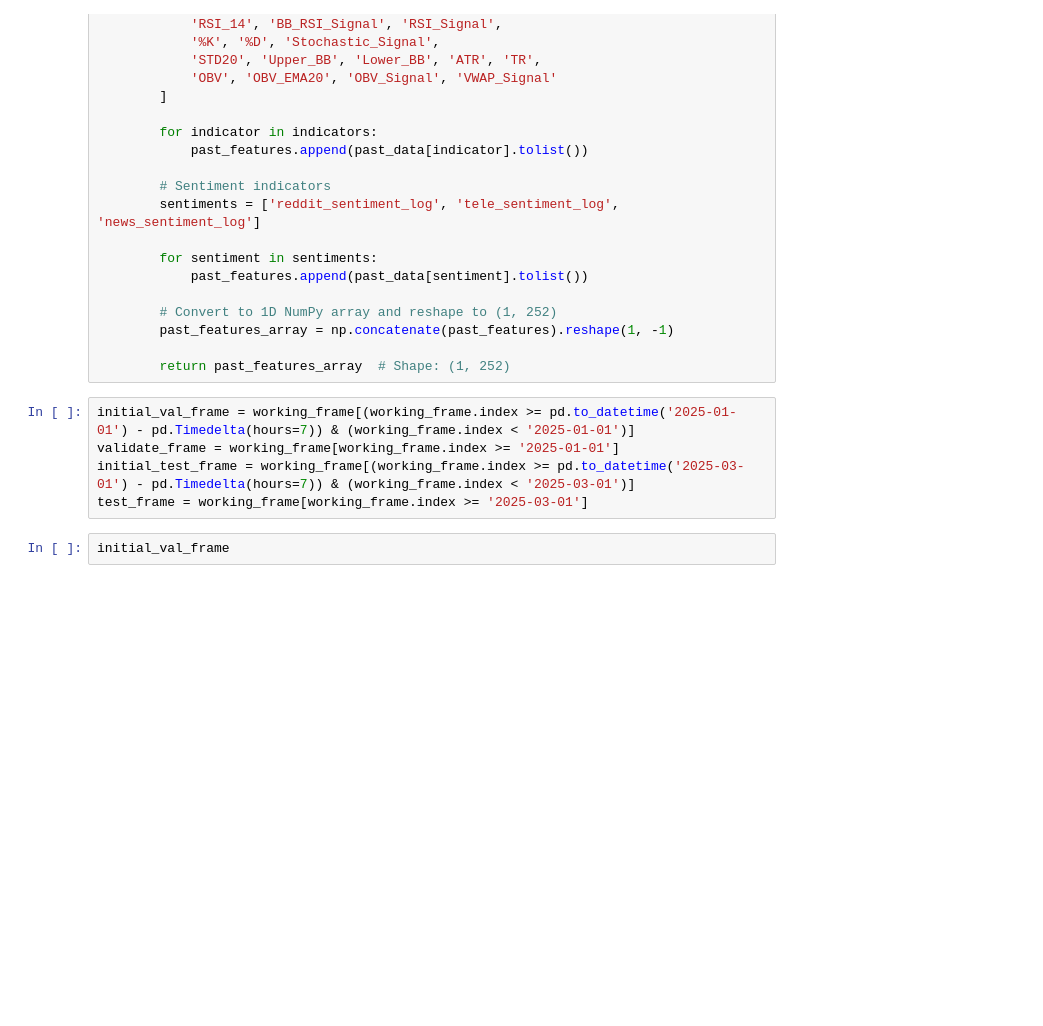
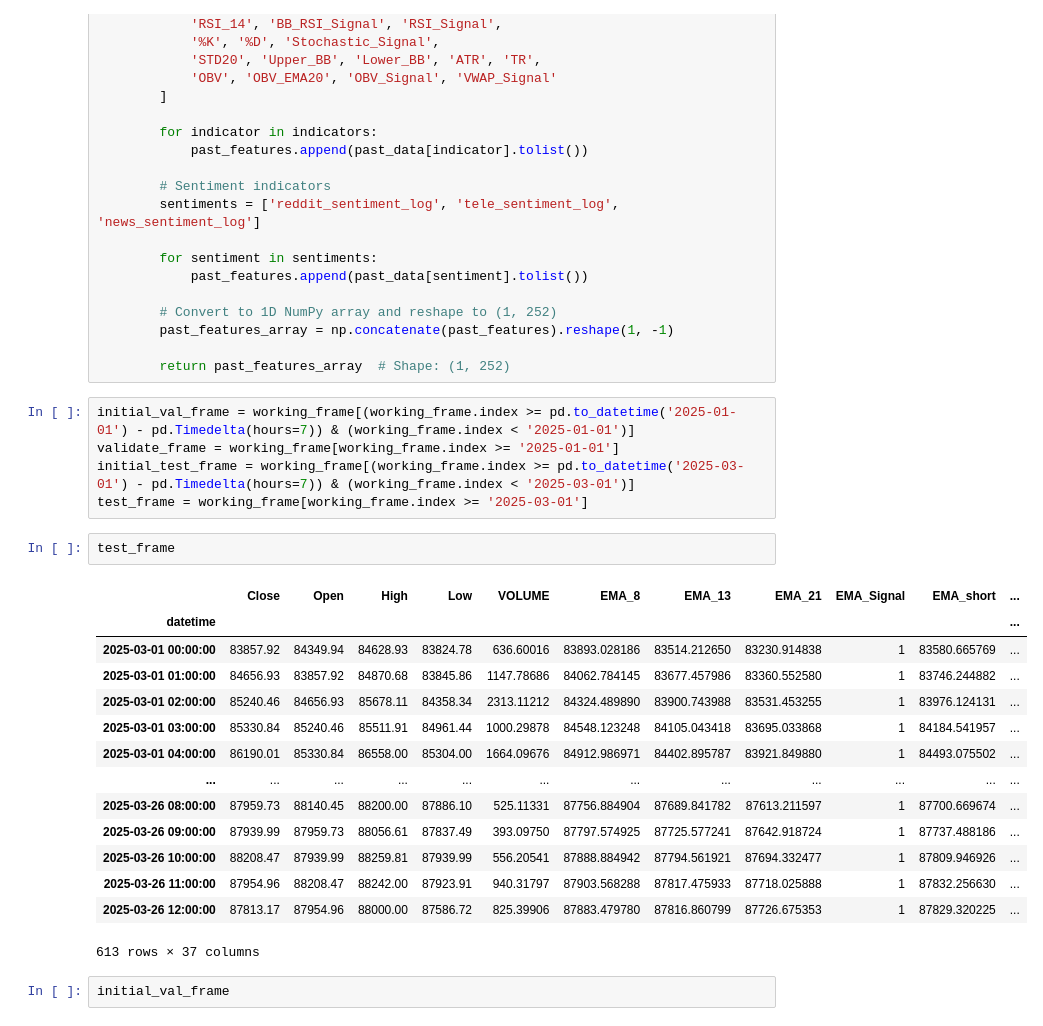
Before and after one commit to ethan-cyj/DSE4211-Group-BTC-Day-Trading, a Jupyter notebook: notebooks/XGBoost_Strategy.ipynb, the cells around one changed output. Cells and saved outputs as stored; diff of their text form; blank space fills up the shorter version.

```diff
--- a/notebooks/XGBoost_Strategy.ipynb
+++ b/notebooks/XGBoost_Strategy.ipynb
@@ -156,6 +156,23 @@ initial_val_frame = working_frame[(working_frame.index >= pd.to_datetime('2025-0
 validate_frame = working_frame[working_frame.index >= '2025-01-01']
 initial_test_frame = working_frame[(working_frame.index >= pd.to_datetime('2025-03-01') - pd.Timedelta(hours=7)) & (working_frame.index < '2025-03-01')]
 test_frame = working_frame[working_frame.index >= '2025-03-01']
+# %%
+test_frame
+# %% [output]
+|  | Close | Open | High | Low | VOLUME | EMA_8 | EMA_13 | EMA_21 | EMA_Signal | EMA_short | ... |
+| datetime |  |  |  |  |  |  |  |  |  |  | ... |
+| 2025-03-01 00:00:00 | 83857.92 | 84349.94 | 84628.93 | 83824.78 | 636.60016 | 83893.028186 | 83514.212650 | 83230.914838 | 1 | 83580.665769 | ... |
+| 2025-03-01 01:00:00 | 84656.93 | 83857.92 | 84870.68 | 83845.86 | 1147.78686 | 84062.784145 | 83677.457986 | 83360.552580 | 1 | 83746.244882 | ... |
+| 2025-03-01 02:00:00 | 85240.46 | 84656.93 | 85678.11 | 84358.34 | 2313.11212 | 84324.489890 | 83900.743988 | 83531.453255 | 1 | 83976.124131 | ... |
+| 2025-03-01 03:00:00 | 85330.84 | 85240.46 | 85511.91 | 84961.44 | 1000.29878 | 84548.123248 | 84105.043418 | 83695.033868 | 1 | 84184.541957 | ... |
+| 2025-03-01 04:00:00 | 86190.01 | 85330.84 | 86558.00 | 85304.00 | 1664.09676 | 84912.986971 | 84402.895787 | 83921.849880 | 1 | 84493.075502 | ... |
+| ... | ... | ... | ... | ... | ... | ... | ... | ... | ... | ... | ... |
+| 2025-03-26 08:00:00 | 87959.73 | 88140.45 | 88200.00 | 87886.10 | 525.11331 | 87756.884904 | 87689.841782 | 87613.211597 | 1 | 87700.669674 | ... |
+| 2025-03-26 09:00:00 | 87939.99 | 87959.73 | 88056.61 | 87837.49 | 393.09750 | 87797.574925 | 87725.577241 | 87642.918724 | 1 | 87737.488186 | ... |
+| 2025-03-26 10:00:00 | 88208.47 | 87939.99 | 88259.81 | 87939.99 | 556.20541 | 87888.884942 | 87794.561921 | 87694.332477 | 1 | 87809.946926 | ... |
+| 2025-03-26 11:00:00 | 87954.96 | 88208.47 | 88242.00 | 87923.91 | 940.31797 | 87903.568288 | 87817.475933 | 87718.025888 | 1 | 87832.256630 | ... |
+| 2025-03-26 12:00:00 | 87813.17 | 87954.96 | 88000.00 | 87586.72 | 825.39906 | 87883.479780 | 87816.860799 | 87726.675353 | 1 | 87829.320225 | ... |
+613 rows × 37 columns
 # %%
 initial_val_frame
 # %% [output]
```
Also changed, not shown: parts of 1 cell of this notebook, 1 other file.
